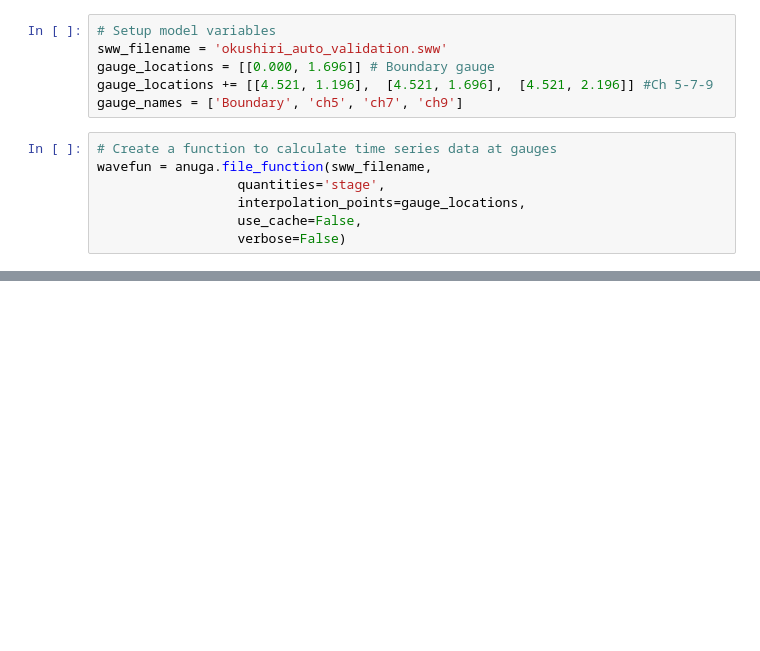
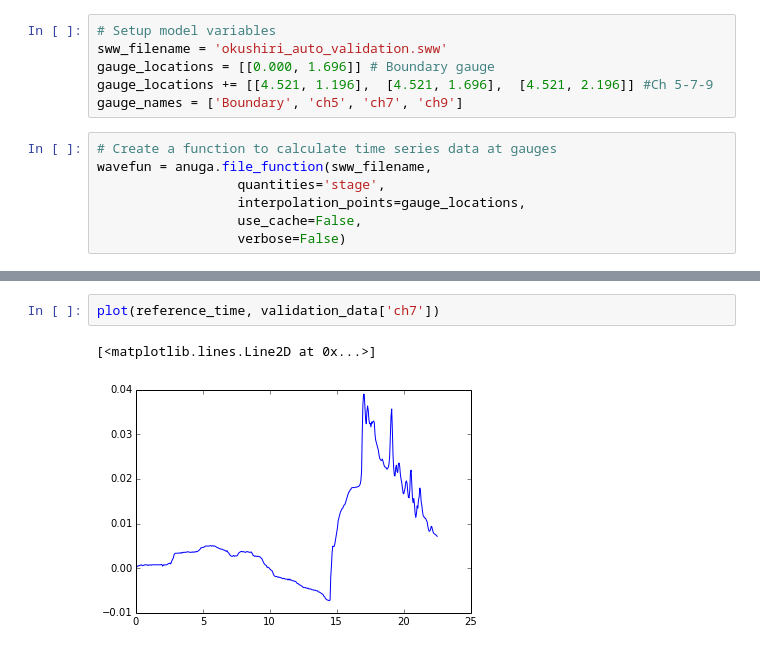
Before and after one commit to GeoscienceAustralia/anuga_core, a Jupyter notebook: validation_tests/experimental_data/okushiri/plot_gauge.ipynb, the cells around one changed output, grey strips where cells are left out. Cells and saved outputs as stored; diff of their text form; blank space fills up the shorter version.

```diff
--- a/validation_tests/experimental_data/okushiri/plot_gauge.ipynb
+++ b/validation_tests/experimental_data/okushiri/plot_gauge.ipynb
@@ -26,0 +56,5 @@ plot(t,y); title(gauge_names[gauge_id]); xlabel('time (s)'); ylabel('stage (m)')
+# %%
+plot(reference_time, validation_data['ch7'])
+# %% [output]
+[<matplotlib.lines.Line2D at 0x...>]
+[figure, added]
```
Also changed, not shown: parts of 3 cells of this notebook, 3 other files.
